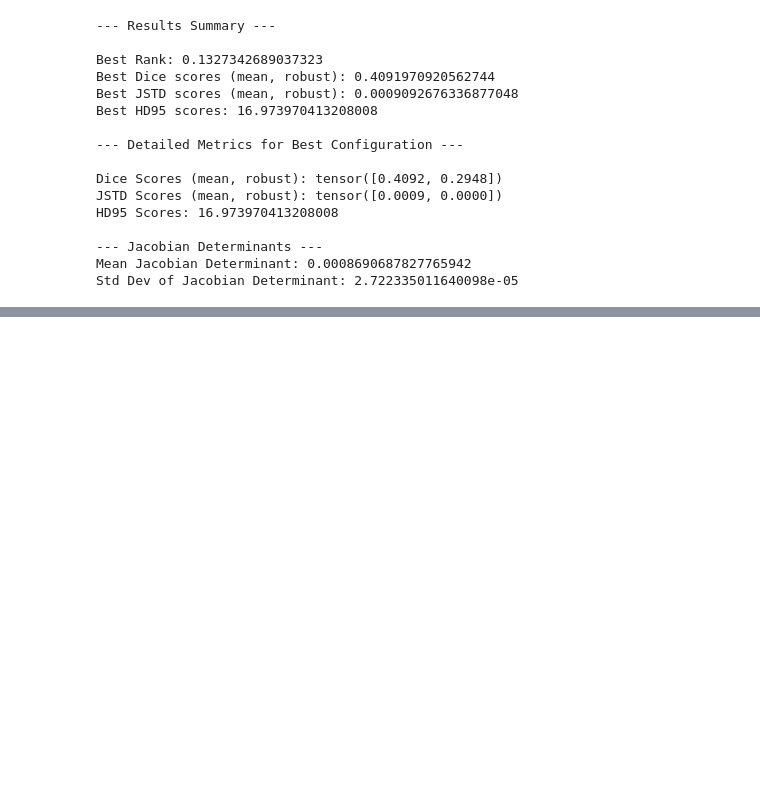
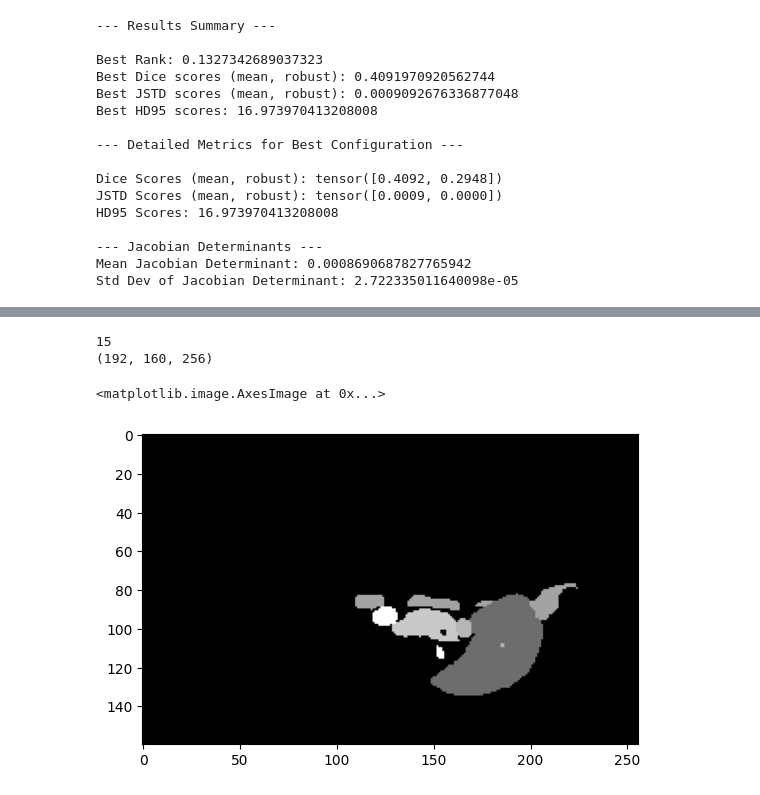
Before and after one commit to dis012/AMS_Challenge, a Jupyter notebook: DisplayImage.ipynb, the cells around one changed output, grey strips where cells are left out. Saved outputs shown, nothing was run; the diff lists cells and outputs as text; code cells hidden in the pictures; blank space fills up the shorter version.

```diff
--- a/DisplayImage.ipynb
+++ b/DisplayImage.ipynb
@@ -293,0 +361,11 @@ Std Dev of Jacobian Determinant: 2.722335011640098e-05
+# %%
+segment_image = nib.load("/home/adis/Desktop/Faks/AMS/AMS_Challenge/Data/Abdomen/AbdomenCTCT_predict/predictsTr/AbdomenCTCT_0001.nii.gz")
+segment_image_array = segment_image.get_fdata().astype(np.int32)
+print(len(np.unique(segment_image_array)))
+print(segment_image_array.shape)
+plt.imshow(segment_image_array[90, :, :], cmap='gray')
+# %% [output]
+15
+(192, 160, 256)
+<matplotlib.image.AxesImage at 0x...>
+[figure, added]
```
Also changed, not shown: parts of 5 cells of this notebook, 2 other files.
